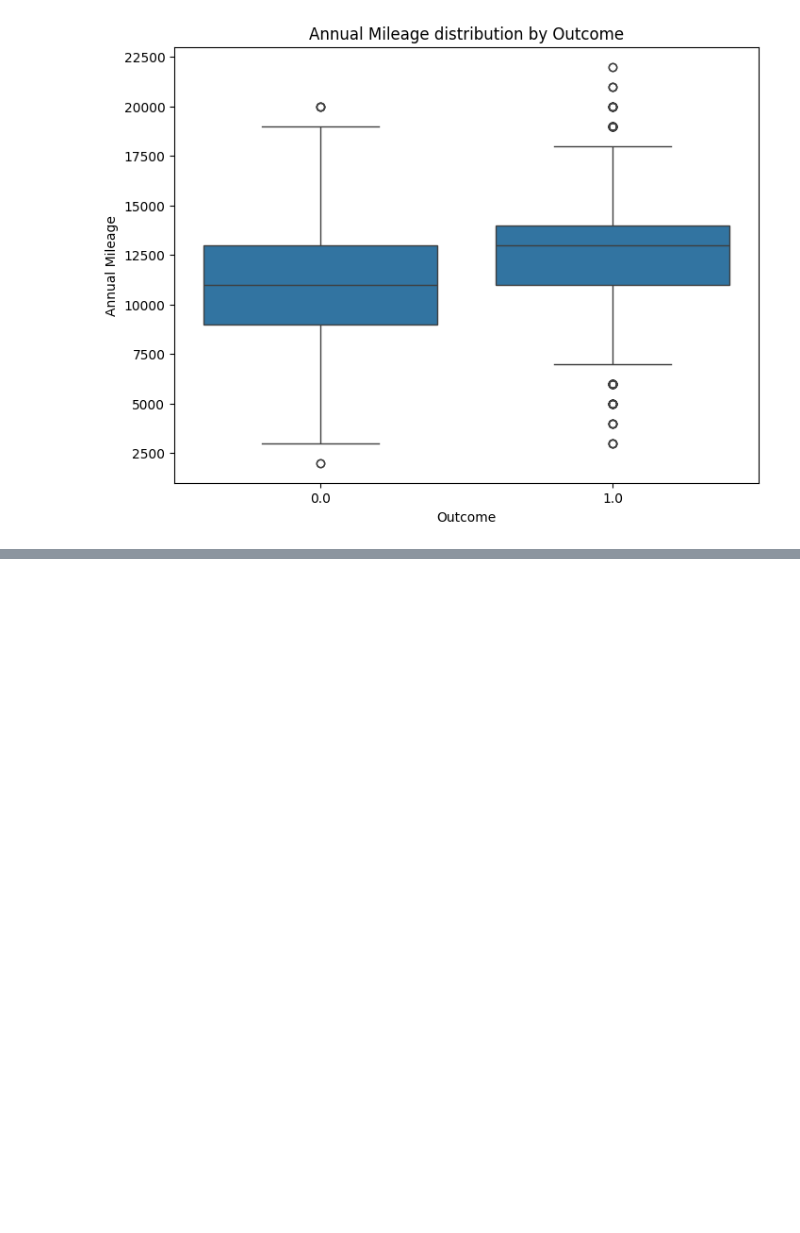
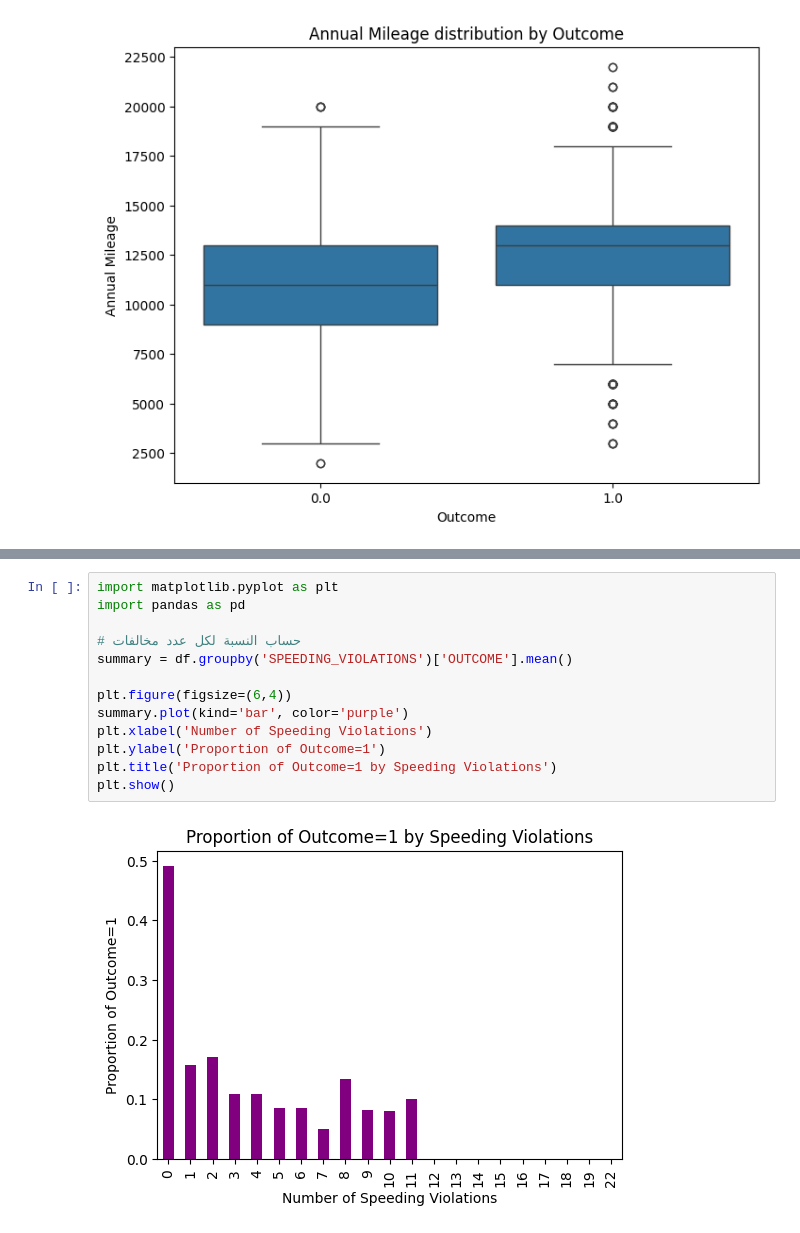
Before and after one commit to farahwadya/Car-insurance-intermediate-machine-learning-project, a Jupyter notebook: Car_insurance_prj.ipynb, the cells around one changed output, grey strips where cells are left out. Cells and saved outputs as stored; diff of their text form; blank space fills up the shorter version.

```diff
--- a/Car_insurance_prj.ipynb
+++ b/Car_insurance_prj.ipynb
@@ -223,0 +230,15 @@ plt.show()
+# %%
+import matplotlib.pyplot as plt
+import pandas as pd
+
+# حساب النسبة لكل عدد مخالفات
+summary = df.groupby('SPEEDING_VIOLATIONS')['OUTCOME'].mean()
+
+plt.figure(figsize=(6,4))
+summary.plot(kind='bar', color='purple')
+plt.xlabel('Number of Speeding Violations')
+plt.ylabel('Proportion of Outcome=1')
+plt.title('Proportion of Outcome=1 by Speeding Violations')
+plt.show()
+# %% [output]
+[figure, added]
```
Also changed, not shown: parts of 3 cells of this notebook.
